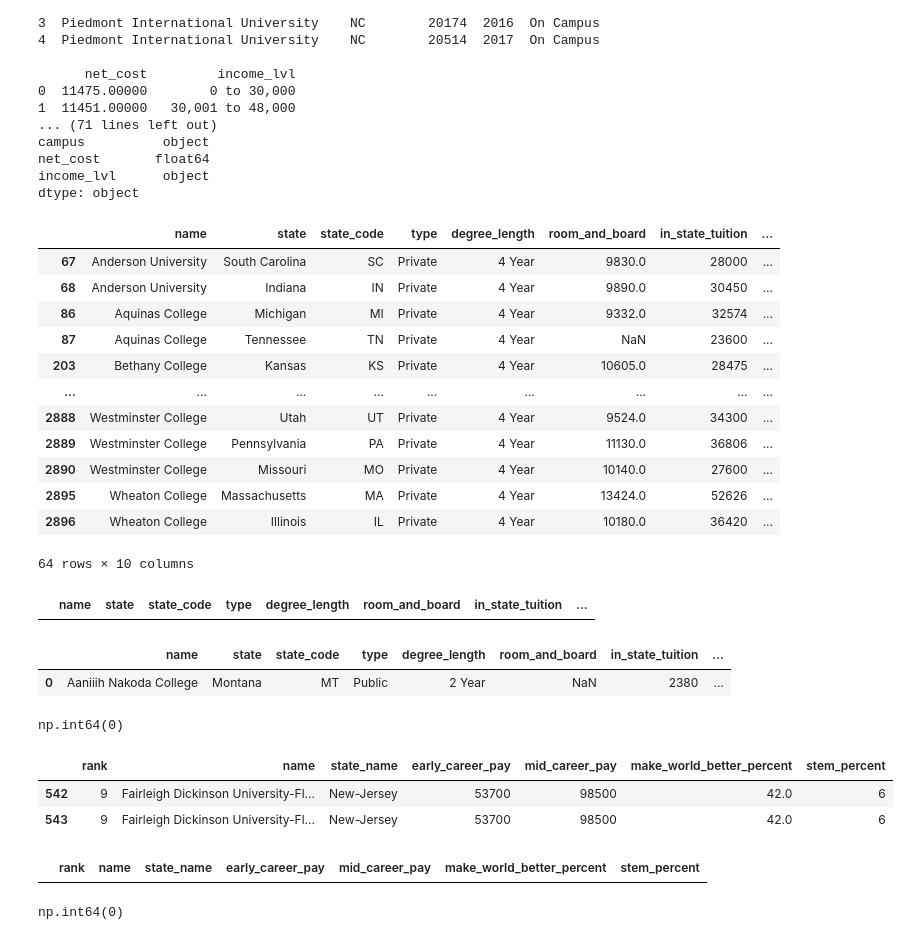
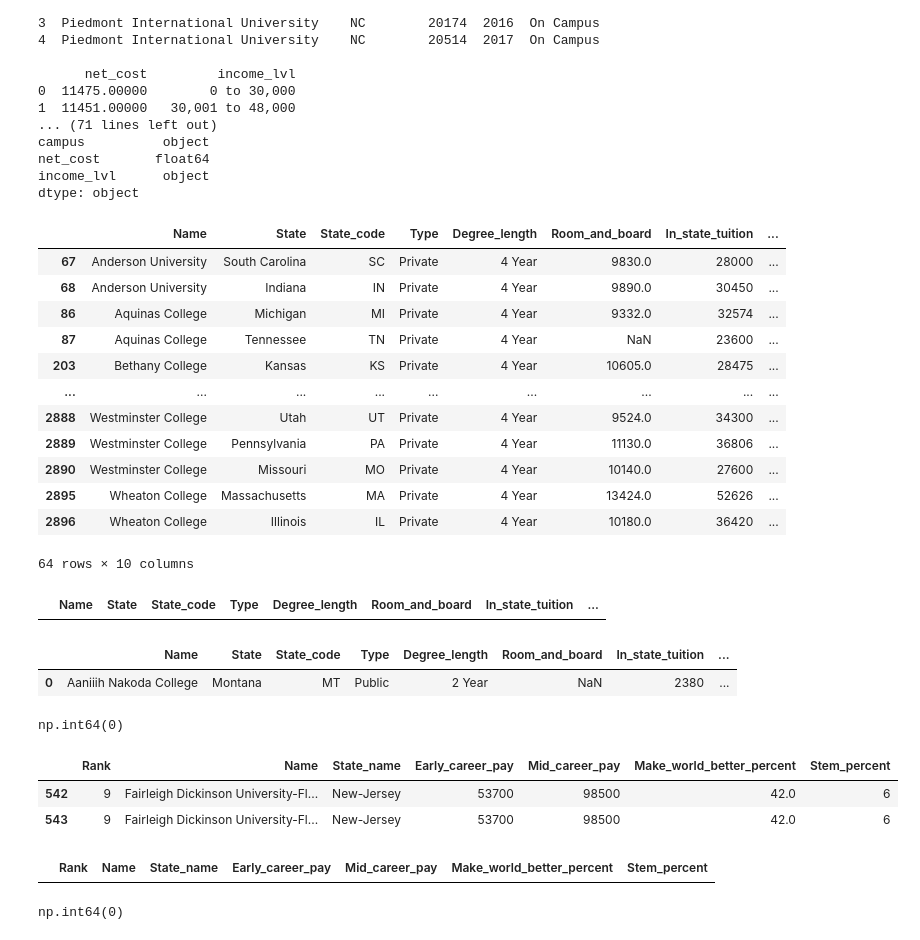
Before and after one commit to edwardweldon100/Python-Data-Analysis-Project, a Jupyter notebook: Python Project- College Tuition & Pay.ipynb, the cells around one changed output. Drawn from its saved outputs; the diff is of its cells as text; code cells hidden in the pictures.

```diff
--- a/Python Project- College Tuition & Pay.ipynb
+++ b/Python Project- College Tuition & Pay.ipynb
@@ -143,11 +143,18 @@ campus          object
 net_cost       float64
 income_lvl      object
 dtype: object
+# %%
+#Capitalize column names
+Diversity_school.columns = Diversity_school.columns.str.capitalize()
+Historical_tuition.columns = Historical_tuition.columns.str.capitalize()
+Salary_potential.columns = Salary_potential.columns.str.capitalize()
+Tuition_cost.columns = Tuition_cost.columns.str.capitalize()
+Tuition_income.columns = Tuition_income.columns.str.capitalize()
 # %%
 #reveal duplicates in Tuition Cost data
-Tuition_cost[Tuition_cost.duplicated(subset='name', keep = False)].sort_values('name', ascending=True)
+Tuition_cost[Tuition_cost.duplicated(subset='Name', keep = False)].sort_values('Name', ascending=True)
 # %% [output]
-|  | name | state | state_code | type | degree_length | room_and_board | in_state_tuition | ... |
+|  | Name | State | State_code | Type | Degree_length | Room_and_board | In_state_tuition | ... |
 | 67 | Anderson University | South Carolina | SC | Private | 4 Year | 9830.0 | 28000 | ... |
 | 68 | Anderson University | Indiana | IN | Private | 4 Year | 9890.0 | 30450 | ... |
 | 86 | Aquinas College | Michigan | MI | Private | 4 Year | 9332.0 | 32574 | ... |
@@ -162,15 +169,15 @@ Tuition_cost[Tuition_cost.duplicated(subset='name', keep = False)].sort_values('
 64 rows × 10 columns
 # %%
 #No school-state code combination duplicates in Tuition Cost data
-Tuition_cost[Tuition_cost.duplicated(subset=['name','state_code'])].sort_values('name',ascending=True)
+Tuition_cost[Tuition_cost.duplicated(subset=['Name','State_code'])].sort_values('Name',ascending=True)
 # %% [output]
-|  | name | state | state_code | type | degree_length | room_and_board | in_state_tuition | ... |
+|  | Name | State | State_code | Type | Degree_length | Room_and_board | In_state_tuition | ... |
 # %%
 #add school-state code combination column
-Tuition_cost['School- State'] = Tuition_cost.apply(lambda row: str(row['name']) + '- ' + str(row['state_code']), axis=1)
+Tuition_cost['School- State'] = Tuition_cost.apply(lambda row: str(row['Name']) + '- ' + str(row['State_code']), axis=1)
 Tuition_cost.head(1)
 # %% [output]
-|  | name | state | state_code | type | degree_length | room_and_board | in_state_tuition | ... |
+|  | Name | State | State_code | Type | Degree_length | Room_and_board | In_state_tuition | ... |
 | 0 | Aaniiih Nakoda College | Montana | MT | Public | 2 Year | NaN | 2380 | ... |
 # %%
 #add tuition cost data frame without all the many room_and_board Null values
@@ -180,16 +187,16 @@ Tuition_cost_clean_room_and_board['room_and_board'].isnull().sum()
 np.int64(0)
 # %%
 #reveal duplicate in Salary Potential data
-Salary_potential[Salary_potential.duplicated(subset='name', keep = False)].sort_values('name', ascending=True)
+Salary_potential[Salary_potential.duplicated(subset='Name', keep = False)].sort_values('Name', ascending=True)
 # %% [output]
-|  | rank | name | state_name | early_career_pay | mid_career_pay | make_world_better_percent | stem_percent |
+|  | Rank | Name | State_name | Early_career_pay | Mid_career_pay | Make_world_better_percent | Stem_percent |
 | 542 | 9 | Fairleigh Dickinson University-Fl... | New-Jersey | 53700 | 98500 | 42.0 | 6 |
 | 543 | 9 | Fairleigh Dickinson University-Fl... | New-Jersey | 53700 | 98500 | 42.0 | 6 |
 # %%
 #remove duplicate Salary_potential
-Salary_potential = Salary_potential.drop_duplicates(subset='name', keep='first')
-Salary_potential[Salary_potential.duplicated(subset='name', keep = False)].sort_values('name', ascending=True)
+Salary_potential = Salary_potential.drop_duplicates(subset='Name', keep='first')
+Salary_potential[Salary_potential.duplicated(subset='Name', keep = False)].sort_values('Name', ascending=True)
 # %% [output]
-|  | rank | name | state_name | early_career_pay | mid_career_pay | make_world_better_percent | stem_percent |
+|  | Rank | Name | State_name | Early_career_pay | Mid_career_pay | Make_world_better_percent | Stem_percent |
 # %%
 #Change state_name to state in Salary_potential
```
Also changed, not shown: parts of 33 cells of this notebook.
